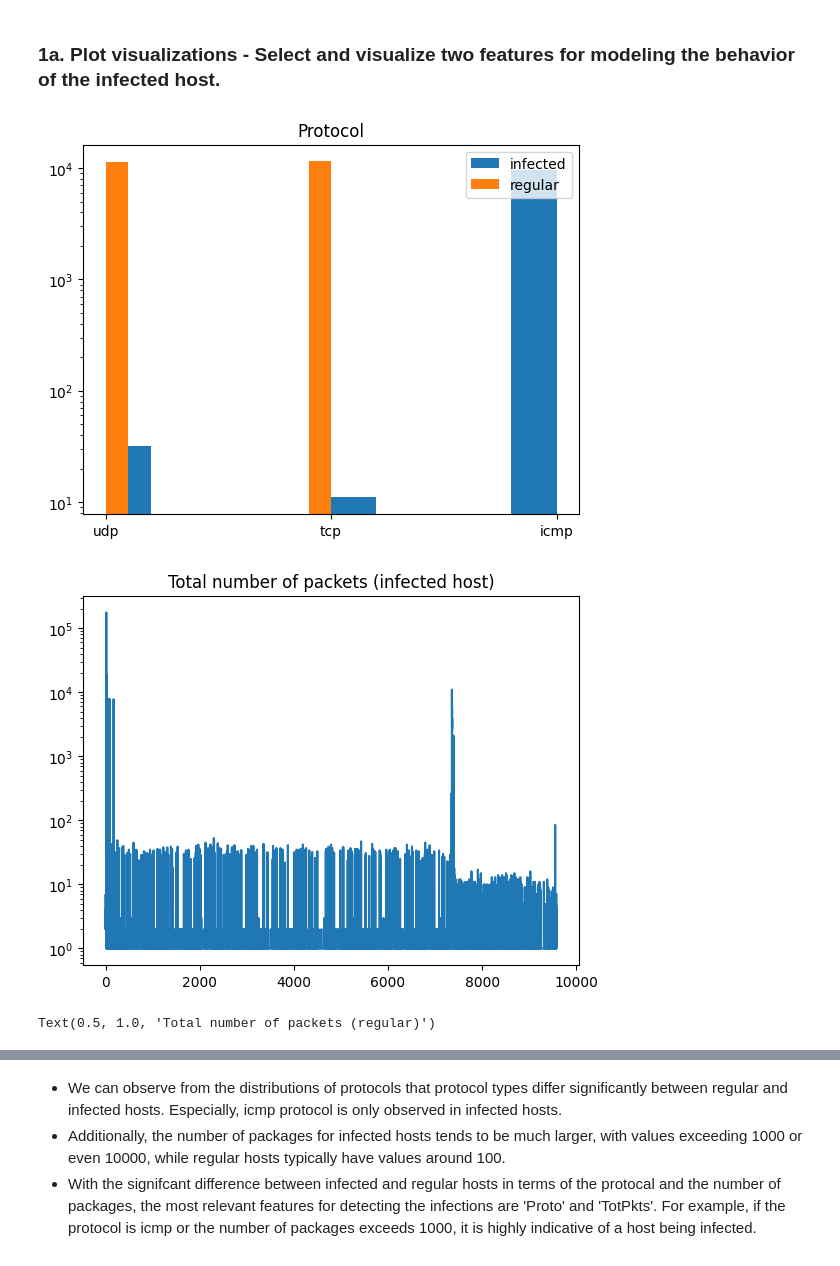
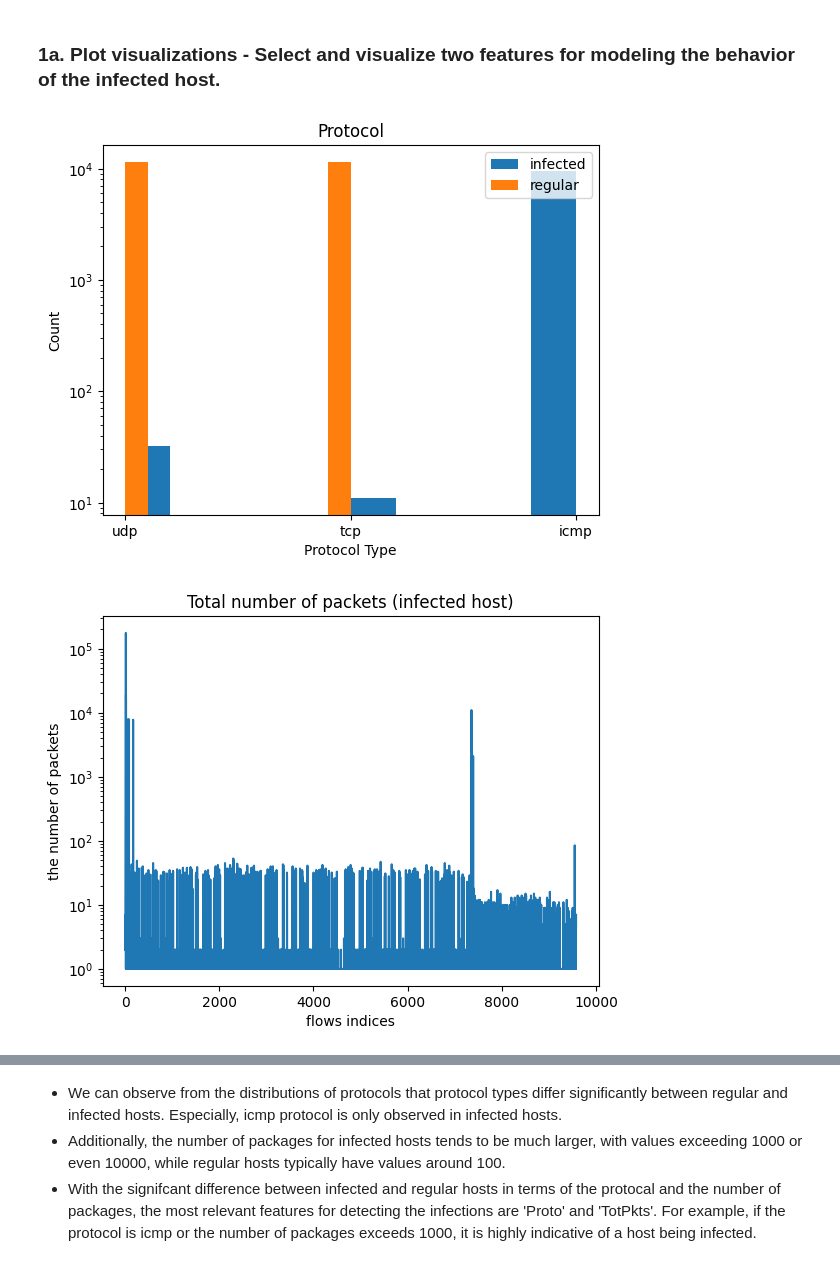
Before and after one commit to BigLob/CDA, a Jupyter notebook: Lab3_combine0.ipynb, the cells around one changed output, grey strips where cells are left out. Drawn from its saved outputs; the diff is of its cells as text; code cells hidden in the pictures.

Commit message:
images fixed

```diff
--- a/Lab3_combine0.ipynb
+++ b/Lab3_combine0.ipynb
@@ -61,22 +64,29 @@ non_infected = data[data["SrcAddr"] == "147.32.86.20"]
 # %%
 protocol = infected_data['Proto']
 total_packets = infected_data['TotPkts']
 protocol_normal = non_infected['Proto']
 total_packets_normal = non_infected['TotPkts']
 
 plt.hist(protocol, label='infected', log=True)
 plt.hist(protocol_normal, label='regular', log=True)
 plt.legend()
 plt.title("Protocol")
+plt.xlabel("Protocol Type")
+plt.ylabel("Count")
 plt.show()
 
 plt.semilogy(range(len(total_packets)), total_packets, label='infected')
 plt.title("Total number of packets (infected host)")
+plt.xlabel("flows indices")
+plt.ylabel("the number of packets")
+plt.show()
 
-plt.show()
+
 plt.plot(range(len(total_packets_normal)), total_packets_normal, label='regular')
 plt.title("Total number of packets (regular)")
+plt.xlabel("flows indices")
+plt.ylabel("the number of packets")
+plt.show()
 # %% [output]
-[figure, old version]
+[figure, new version]
-[figure, old version]
+[figure, new version]
-Text(0.5, 1.0, 'Total number of packets (regular)')
```
Also changed, not shown: parts of 7 cells of this notebook.
